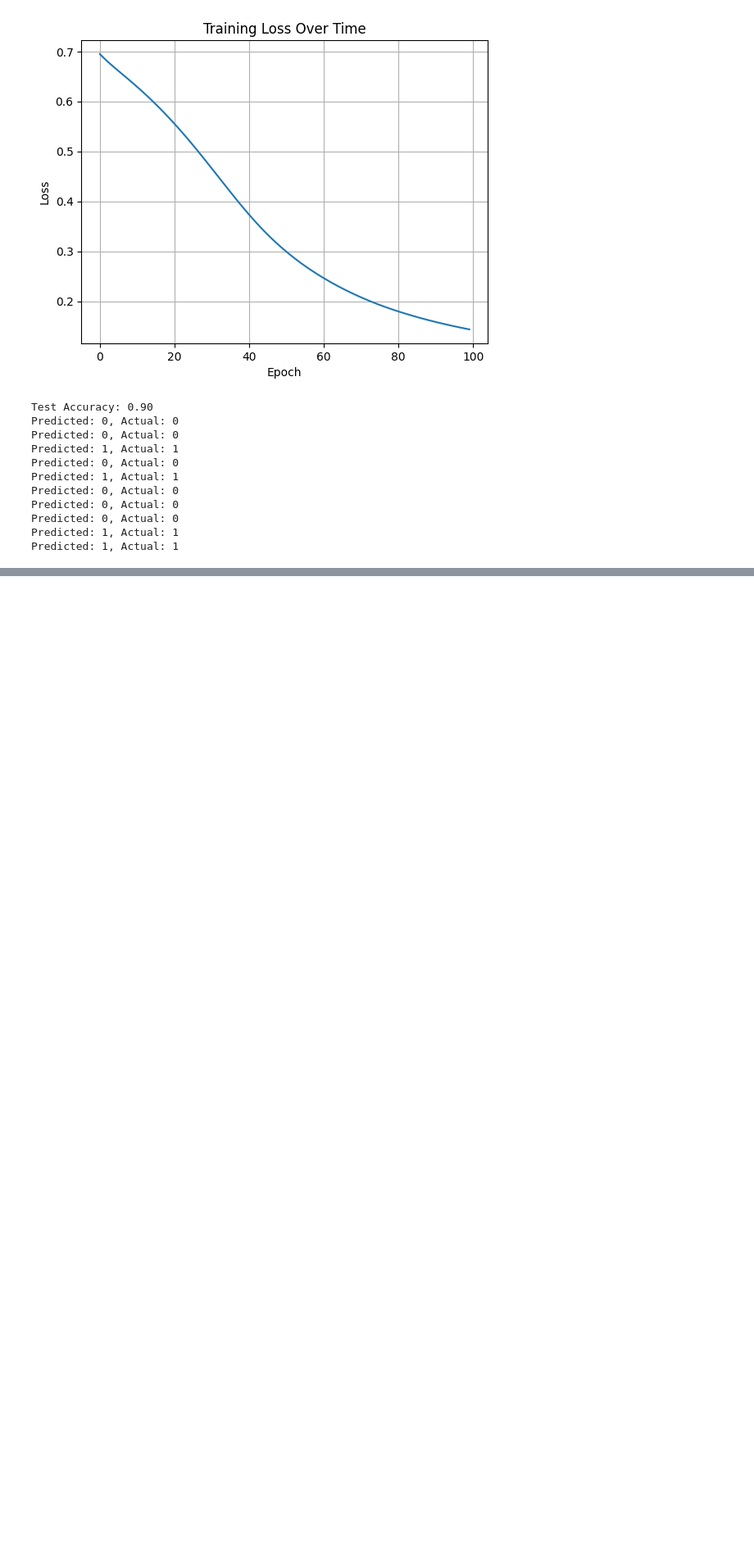
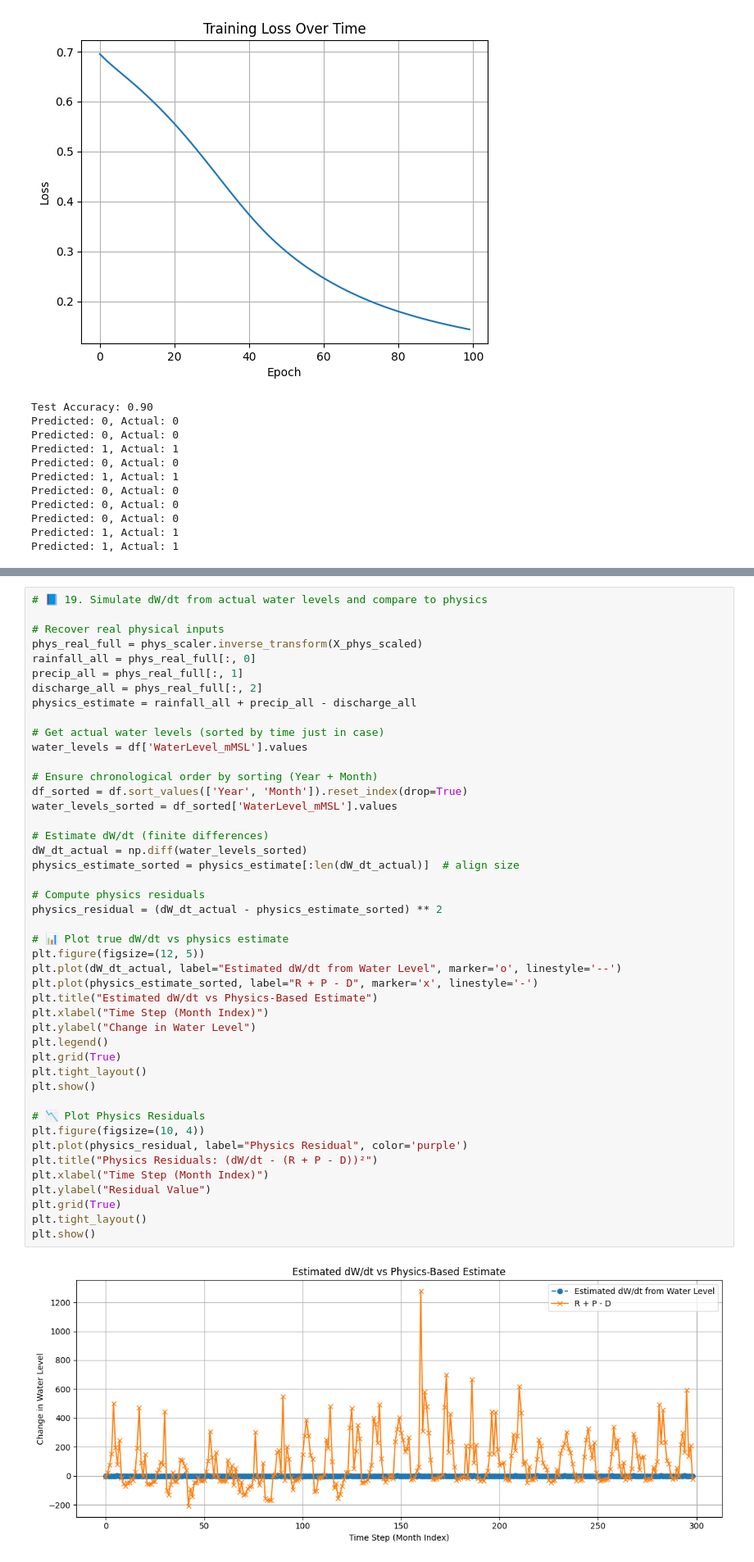
Before and after one commit to alikaiser12/AI, a Jupyter notebook: DeepONet_Flood.ipynb, the cells around one changed output, grey strips where cells are left out. Shown: that part at 82% size. Cells and saved outputs as stored; diff of their text form; blank space fills up the shorter version.

```diff
--- a/DeepONet_Flood.ipynb
+++ b/DeepONet_Flood.ipynb
@@ -144,0 +936,47 @@ Predicted: 1, Actual: 1
+# %%
+# 📘 19. Simulate dW/dt from actual water levels and compare to physics
+
+# Recover real physical inputs
+phys_real_full = phys_scaler.inverse_transform(X_phys_scaled)
+rainfall_all = phys_real_full[:, 0]
+precip_all = phys_real_full[:, 1]
+discharge_all = phys_real_full[:, 2]
+physics_estimate = rainfall_all + precip_all - discharge_all
+
+# Get actual water levels (sorted by time just in case)
+water_levels = df['WaterLevel_mMSL'].values
+
+# Ensure chronological order by sorting (Year + Month)
+df_sorted = df.sort_values(['Year', 'Month']).reset_index(drop=True)
+water_levels_sorted = df_sorted['WaterLevel_mMSL'].values
+
+# Estimate dW/dt (finite differences)
+dW_dt_actual = np.diff(water_levels_sorted)
+physics_estimate_sorted = physics_estimate[:len(dW_dt_actual)]  # align size
+
+# Compute physics residuals
+physics_residual = (dW_dt_actual - physics_estimate_sorted) ** 2
+
+# 📊 Plot true dW/dt vs physics estimate
+plt.figure(figsize=(12, 5))
+plt.plot(dW_dt_actual, label="Estimated dW/dt from Water Level", marker='o', linestyle='--')
+plt.plot(physics_estimate_sorted, label="R + P - D", marker='x', linestyle='-')
+plt.title("Estimated dW/dt vs Physics-Based Estimate")
+plt.xlabel("Time Step (Month Index)")
+plt.ylabel("Change in Water Level")
+plt.legend()
+plt.grid(True)
+plt.tight_layout()
+plt.show()
+
+# 📉 Plot Physics Residuals
+plt.figure(figsize=(10, 4))
+plt.plot(physics_residual, label="Physics Residual", color='purple')
+plt.title("Physics Residuals: (dW/dt - (R + P - D))²")
+plt.xlabel("Time Step (Month Index)")
+plt.ylabel("Residual Value")
+plt.grid(True)
+plt.tight_layout()
+plt.show()
+# %% [output]
+[figure, added]
```
Also changed, not shown: parts of 20 cells of this notebook.
